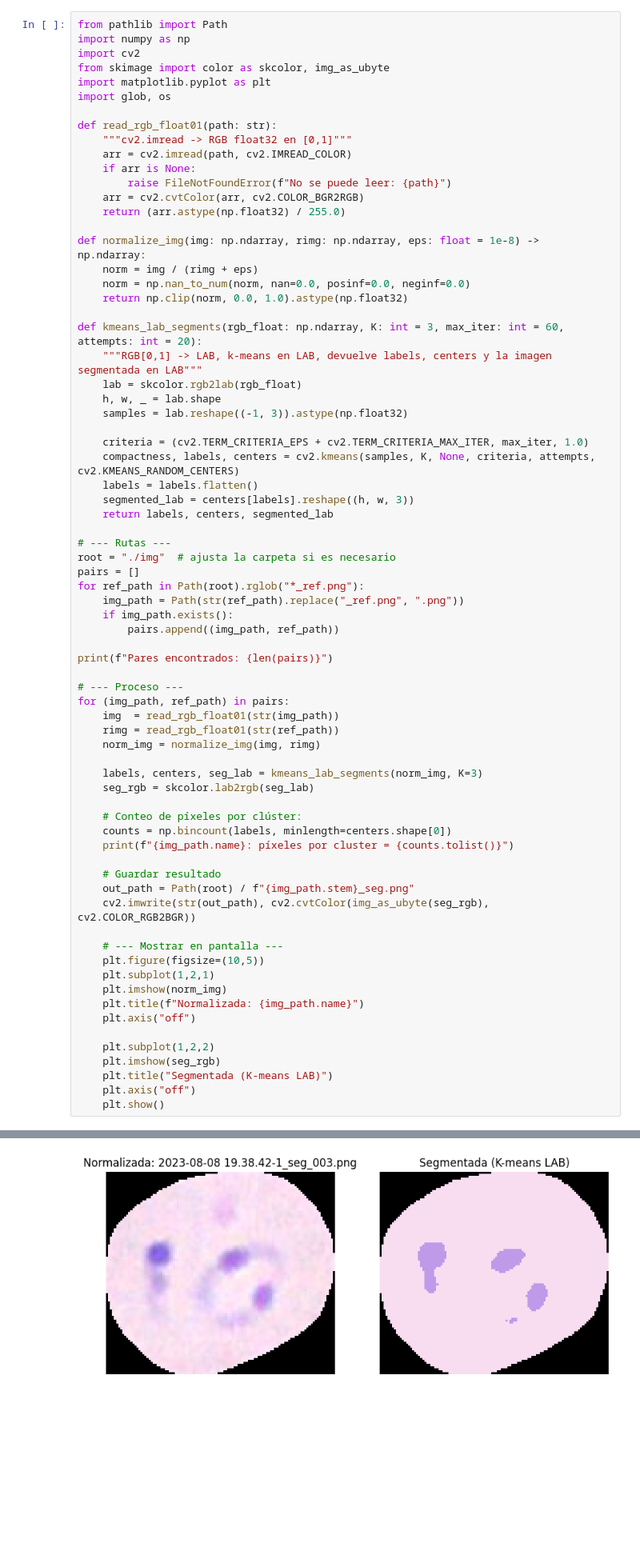
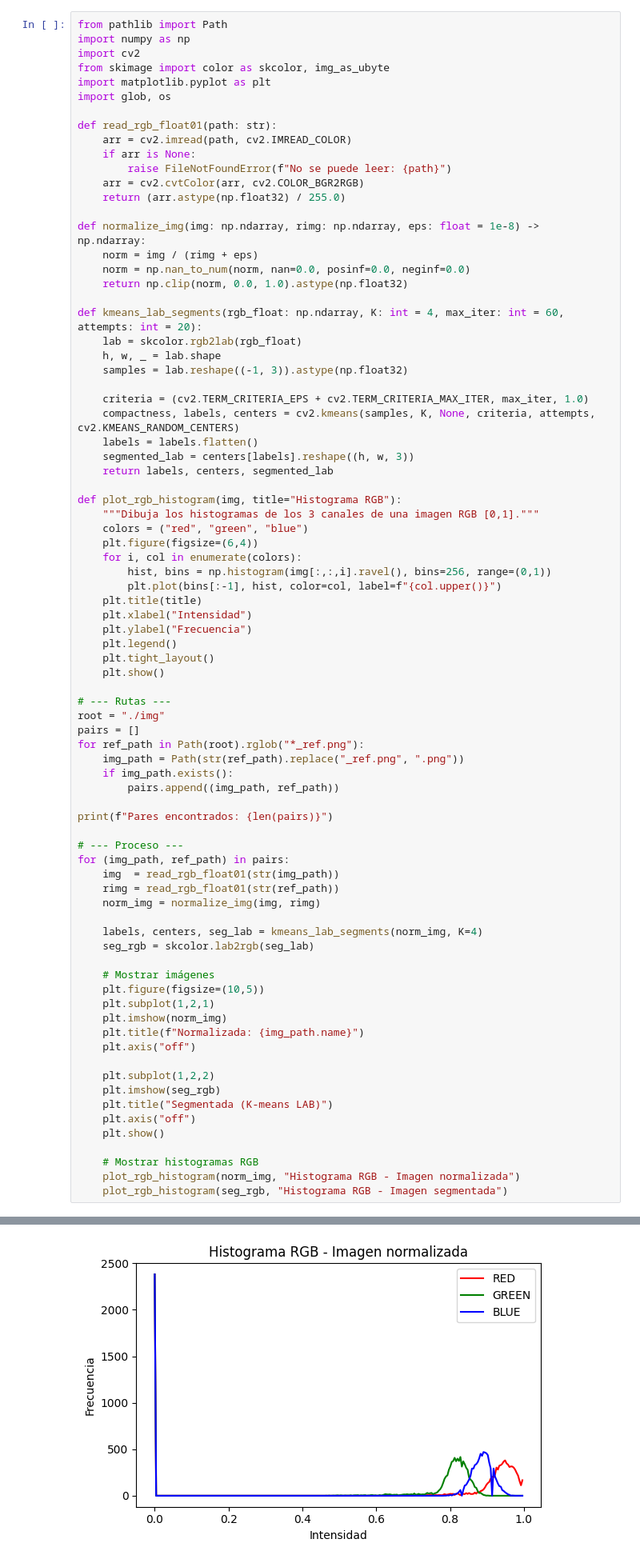
Before and after one commit to asegura4488/Malaria, a Jupyter notebook: Segmentacion/clusterinarreglado.ipynb, the cells around one changed output, grey strips where cells are left out. Shown: that part at 80% size. Cells and saved outputs as stored; diff of their text form; blank space fills up the shorter version.

```diff
--- a/Segmentacion/clusterinarreglado.ipynb
+++ b/Segmentacion/clusterinarreglado.ipynb
@@ -7,7 +7,6 @@ import matplotlib.pyplot as plt
 import glob, os
 
 def read_rgb_float01(path: str):
-    """cv2.imread -> RGB float32 en [0,1]"""
     arr = cv2.imread(path, cv2.IMREAD_COLOR)
     if arr is None:
         raise FileNotFoundError(f"No se puede leer: {path}")
@@ -19,8 +18,7 @@ def normalize_img(img: np.ndarray, rimg: np.ndarray, eps: float = 1e-8) -> np.nd
     norm = np.nan_to_num(norm, nan=0.0, posinf=0.0, neginf=0.0)
     return np.clip(norm, 0.0, 1.0).astype(np.float32)
 
-def kmeans_lab_segments(rgb_float: np.ndarray, K: int = 3, max_iter: int = 60, attempts: int = 20):
-    """RGB[0,1] -> LAB, k-means en LAB, devuelve labels, centers y la imagen segmentada en LAB"""
+def kmeans_lab_segments(rgb_float: np.ndarray, K: int = 4, max_iter: int = 60, attempts: int = 20):
     lab = skcolor.rgb2lab(rgb_float)
     h, w, _ = lab.shape
     samples = lab.reshape((-1, 3)).astype(np.float32)
@@ -31,8 +29,22 @@ def kmeans_lab_segments(rgb_float: np.ndarray, K: int = 3, max_iter: int = 60, a
     segmented_lab = centers[labels].reshape((h, w, 3))
     return labels, centers, segmented_lab
 
+def plot_rgb_histogram(img, title="Histograma RGB"):
+    """Dibuja los histogramas de los 3 canales de una imagen RGB [0,1]."""
+    colors = ("red", "green", "blue")
+    plt.figure(figsize=(6,4))
+    for i, col in enumerate(colors):
+        hist, bins = np.histogram(img[:,:,i].ravel(), bins=256, range=(0,1))
+        plt.plot(bins[:-1], hist, color=col, label=f"{col.upper()}")
+    plt.title(title)
+    plt.xlabel("Intensidad")
+    plt.ylabel("Frecuencia")
+    plt.legend()
+    plt.tight_layout()
+    plt.show()
+
 # --- Rutas ---
-root = "./img"  # ajusta la carpeta si es necesario
+root = "./img"
 pairs = []
 for ref_path in Path(root).rglob("*_ref.png"):
     img_path = Path(str(ref_path).replace("_ref.png", ".png"))
@@ -47,18 +59,10 @@ for (img_path, ref_path) in pairs:
     rimg = read_rgb_float01(str(ref_path))
     norm_img = normalize_img(img, rimg)
 
-    labels, centers, seg_lab = kmeans_lab_segments(norm_img, K=3)
+    labels, centers, seg_lab = kmeans_lab_segments(norm_img, K=4)
     seg_rgb = skcolor.lab2rgb(seg_lab)
 
-    # Conteo de píxeles por clúster:
-    counts = np.bincount(labels, minlength=centers.shape[0])
-    print(f"{img_path.name}: píxeles por cluster = {counts.tolist()}")
-
-    # Guardar resultado
-    out_path = Path(root) / f"{img_path.stem}_seg.png"
-    cv2.imwrite(str(out_path), cv2.cvtColor(img_as_ubyte(seg_rgb), cv2.COLOR_RGB2BGR))
-
-    # --- Mostrar en pantalla ---
+    # Mostrar imágenes
     plt.figure(figsize=(10,5))
     plt.subplot(1,2,1)
     plt.imshow(norm_img)
@@ -70,5 +74,9 @@ for (img_path, ref_path) in pairs:
     plt.title("Segmentada (K-means LAB)")
     plt.axis("off")
     plt.show()
+
+    # Mostrar histogramas RGB
+    plot_rgb_histogram(norm_img, "Histograma RGB - Imagen normalizada")
+    plot_rgb_histogram(seg_rgb, "Histograma RGB - Imagen segmentada")
 # %% [output]
 Pares encontrados: 3
@@ -78 +84 @@ Pares encontrados: 3
-[figure, old version]
+[figure, new version]
```
Also changed, not shown: parts of 1 cell of this notebook.
